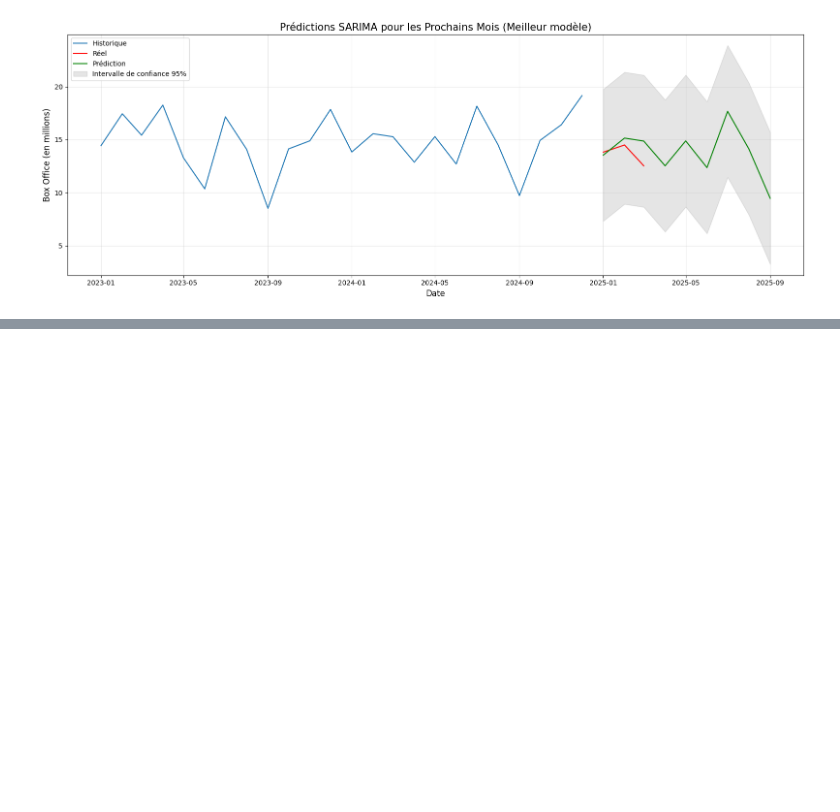
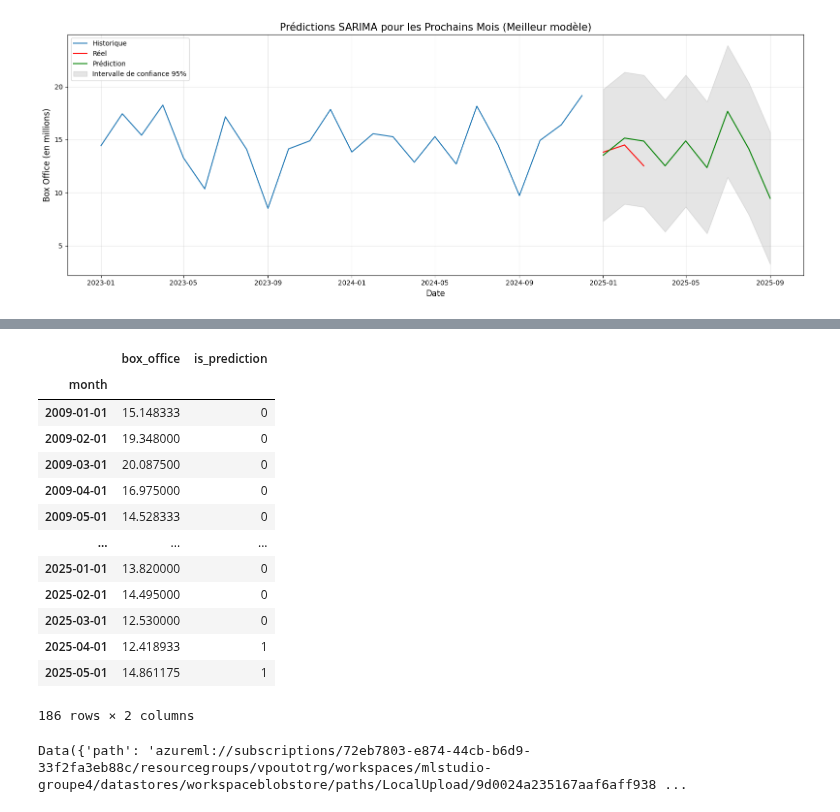
Before and after one commit to SamuelTD/new_is_always_better, a Jupyter notebook: modelisation/victor/arima.ipynb, the cells around one changed output, grey strips where cells are left out. Cells and saved outputs as stored; diff of their text form; code cells hidden in the pictures; blank space fills up the shorter version.

```diff
--- a/modelisation/victor/arima.ipynb
+++ b/modelisation/victor/arima.ipynb
@@ -691,3 +716,16 @@ plt.tight_layout()
 plt.show()
 # %% [output]
 [figure]
+# %%
+best_order = results[0]['order']
+best_seasonal_order = results[0]['seasonal_order']
+
+# 1. Entraîner le modèle sur l'ensemble complet des données normalisées (df_modified)
+model = SARIMAX(df_modified['box_office'],
+                order=best_order,
+                seasonal_order=best_seasonal_order,
+                enforce_stationarity=False,
+                enforce_invertibility=False)
+model_fit = model.fit(disp=False)
+print("Modèle SARIMA entraîné avec succès sur les données complètes")
+print(f"Paramètres: SARIMA{best_order}x{best_seasonal_order}")
@@ -693,0 +776,47 @@ plt.show()
+# %%
+df_to_azure['is_prediction']=0
+forecast_df['is_prediction']=1
+forecast_df.drop(['lower_ci', 'upper_ci'], axis=1, inplace=True)
+df_to_azure = pd.concat([df_to_azure, forecast_df])
+# %%
+df_to_azure
+# %% [output]
+|  | box_office | is_prediction |
+| month |  |  |
+| 2009-01-01 | 15.148333 | 0 |
+| 2009-02-01 | 19.348000 | 0 |
+| 2009-03-01 | 20.087500 | 0 |
+| 2009-04-01 | 16.975000 | 0 |
+| 2009-05-01 | 14.528333 | 0 |
+| ... | ... | ... |
+| 2025-01-01 | 13.820000 | 0 |
+| 2025-02-01 | 14.495000 | 0 |
+| 2025-03-01 | 12.530000 | 0 |
+| 2025-04-01 | 12.418933 | 1 |
+| 2025-05-01 | 14.861175 | 1 |
+186 rows × 2 columns
+# %%
+from azure.ai.ml.entities import Data
+from azure.ai.ml.constants import AssetTypes
+import pyarrow as pa
+import pyarrow.parquet as pq
+
+df_to_blob = df_to_azure
+path = 'national_affluence_with_predict.parquet'
+file_name= "cncAffluence"
+version = "2.0.0" # Ici je me dit qu'on pourait se mettre d'accord sur lesquels sont les notres, genres 2.truc c'est vic, 3.truc ludi, 4.truc raouf ?
+description = "Pour entrainer les modèles"
+
+table = pa.Table.from_pandas(df_to_blob)
+pq.write_table(table, path)
+new_data_asset = Data(
+    path=path,
+    type=AssetTypes.URI_FILE,
+    name=file_name,
+    version=version,
+    description=description
+)
+
+ml_client.data.create_or_update(new_data_asset)
+# %% [output]
+Data({'path': 'azureml://subscriptions/72eb7803-e874-44cb-b6d9-33f2fa3eb88c/resourcegroups/vpoutotrg/workspaces/mlstudio-groupe4/datastores/workspaceblobstore/paths/LocalUpload/9d0024a235167aaf6aff938 ...
```
Also changed, not shown: parts of 10 cells of this notebook, 2 other files.
